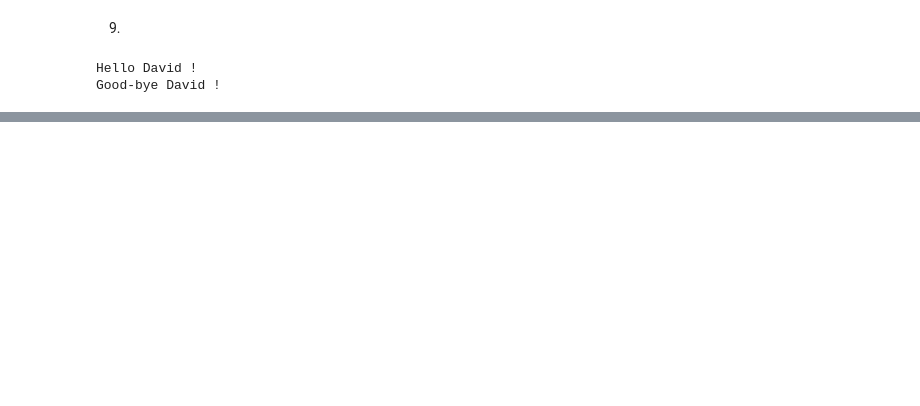
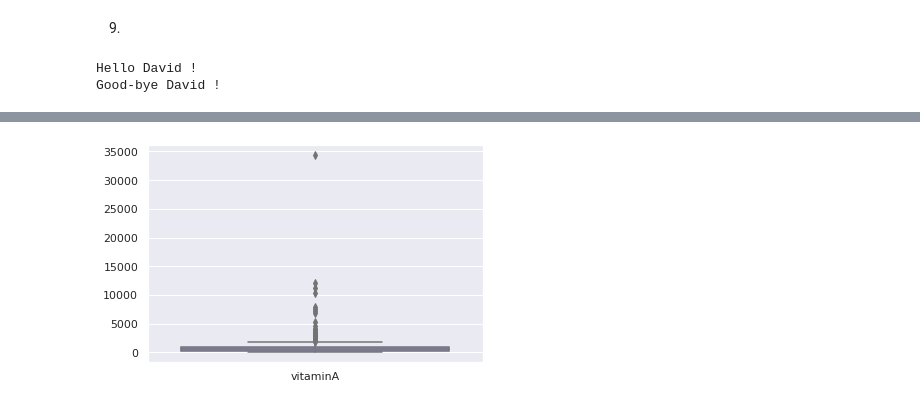
Before and after one commit to yk-Jeong/KNOU, a Jupyter notebook: 2022_2_파이썬과R_출석수업과제물.ipynb, the cells around one changed output, grey strips where cells are left out. Cells and saved outputs as stored; diff of their text form; code cells hidden in the pictures; blank space fills up the shorter version.

```diff
--- a/2022_2_파이썬과R_출석수업과제물.ipynb
+++ b/2022_2_파이썬과R_출석수업과제물.ipynb
@@ -88,0 +196,5 @@ Good-bye David !
+# %%
+sns.boxplot(data=df[['vitaminA']], palette='cool')
+plt.show()
+# %% [output]
+[figure, added]
```
Also changed, not shown: parts of 23 cells of this notebook.
